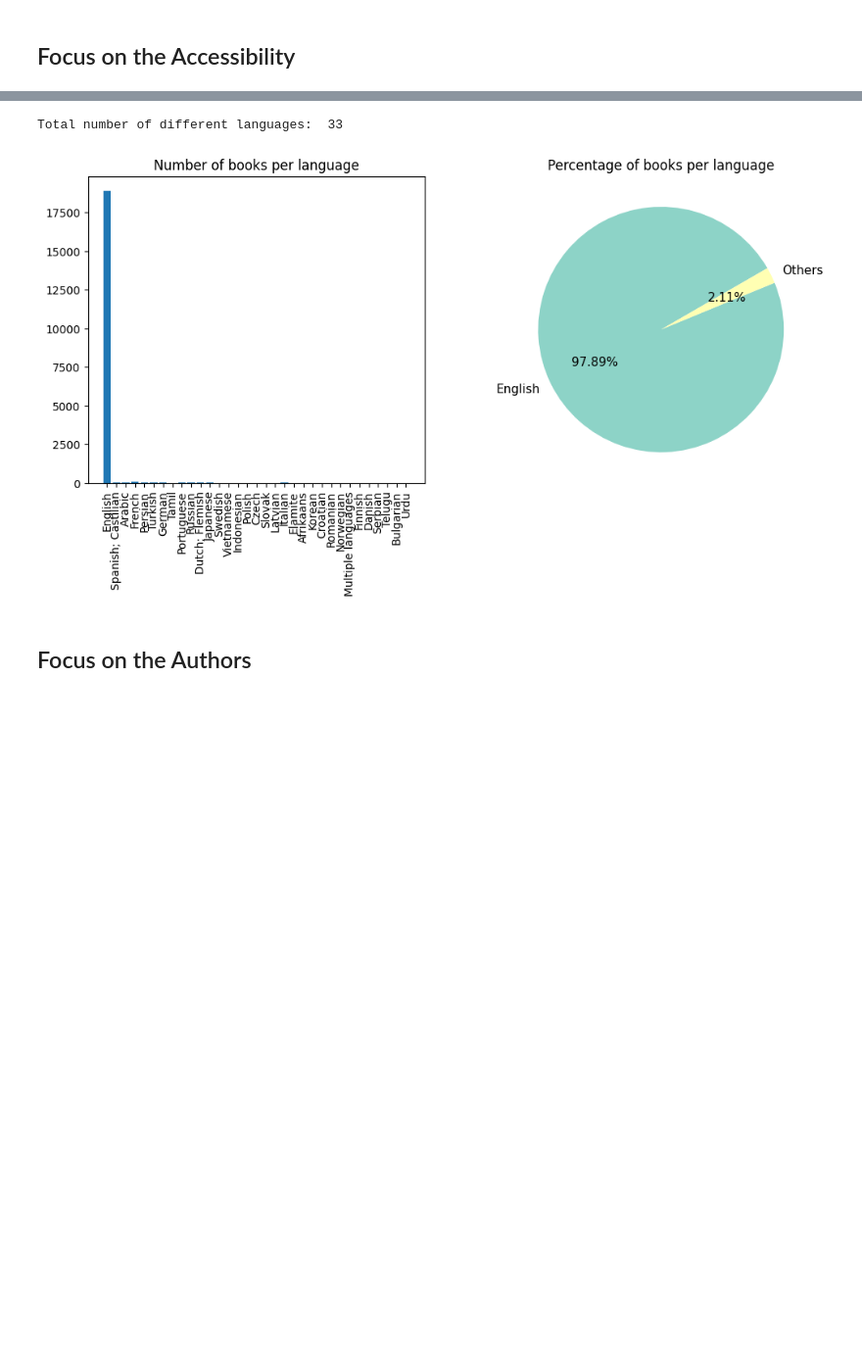
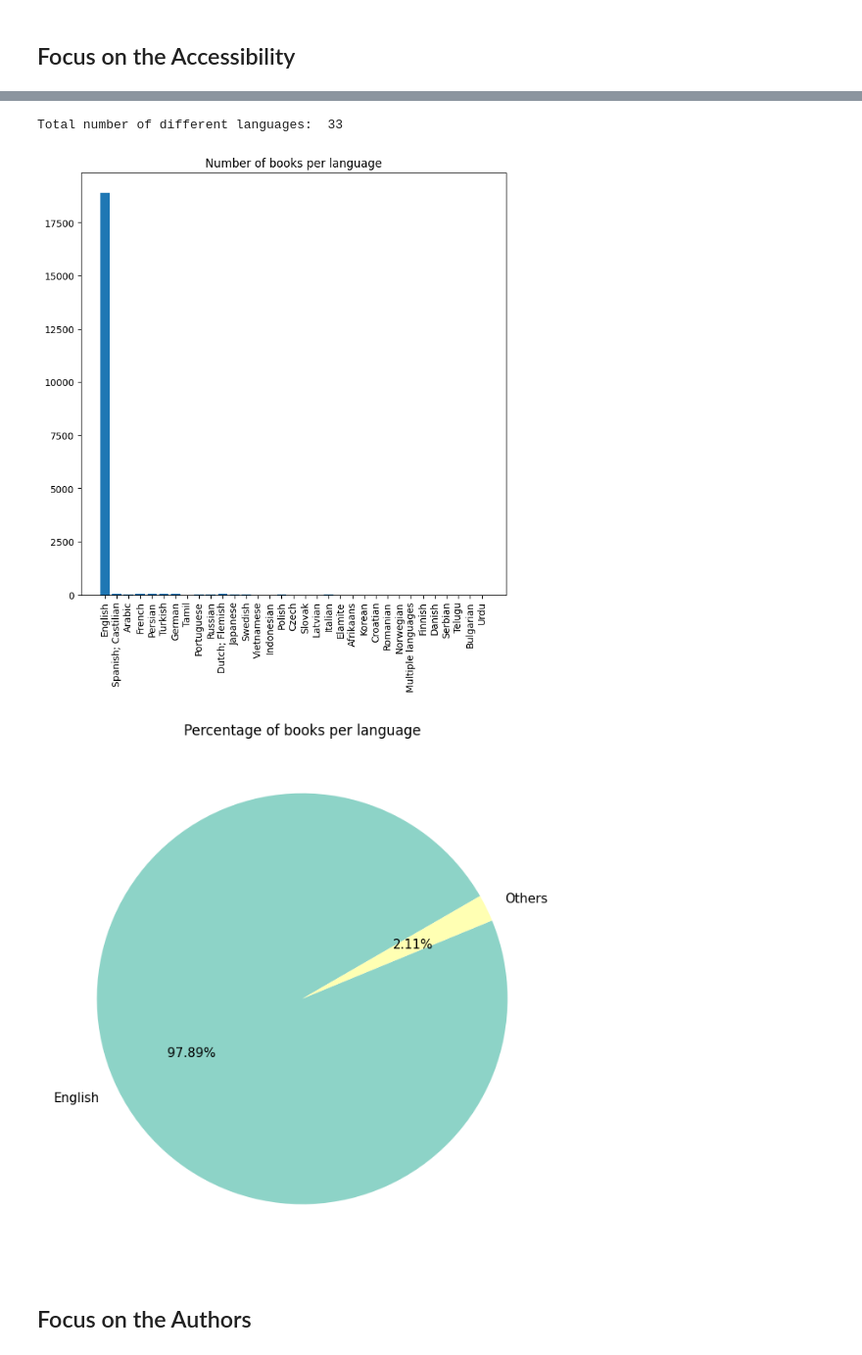
Before and after one commit to Ethan2541/Projet-DALAS, a Jupyter notebook: src/eda.ipynb, the cells around one changed output, grey strips where cells are left out. Shown at 98% size. Saved outputs shown, nothing was run; the diff lists cells and outputs as text; code cells hidden in the pictures; blank space fills up the shorter version.

```diff
--- a/src/eda.ipynb
+++ b/src/eda.ipynb
@@ -199,28 +205,28 @@ Total number of different formats:  8
 # %%
 languages_list = df["language"].dropna().unique()
 print("Total number of different languages: ", len(languages_list))
 
 languages_counts = df["language"].value_counts()
 languages_counts = [languages_counts[language] for language in languages_list]
 
-plt.subplots(1, 2, figsize=(12, 5))
-
-plt.subplot(1, 2, 1)
+plt.figure(figsize=(8, 8))
 plt.title("Number of books per language")
 plt.bar(x=np.arange(len(languages_list)), height=languages_counts, align="center")
 plt.xticks(np.arange(len(languages_list)), languages_list, rotation=90)
+plt.savefig("../figures/language_histplot.svg", format="svg")
+plt.show()
 
-plt.subplot(1, 2, 2)
+plt.figure(figsize=(8, 8))
 plt.title("Percentage of books per language")
-
 pie_counts = [df["language"].value_counts()["English"], df["language"].value_counts().sum() - df["language"].value_counts()["English"]]
 pie_list = ["English", "Others"]
 plt.pie(pie_counts, labels=pie_list, autopct="%1.2f%%", colors=sns.color_palette("Set3"), textprops={"fontsize":11}, startangle=30)
-
+plt.savefig("../figures/language_pie.svg", format="svg")
 plt.show()
 # %% [output]
 Total number of different languages:  33
-[figure, old version]
+[figure, new version]
+[figure, added]
 # %% [markdown]
 ## Focus on the Authors
 # %%
```
Also changed, not shown: parts of 20 cells of this notebook, 29 other files.
